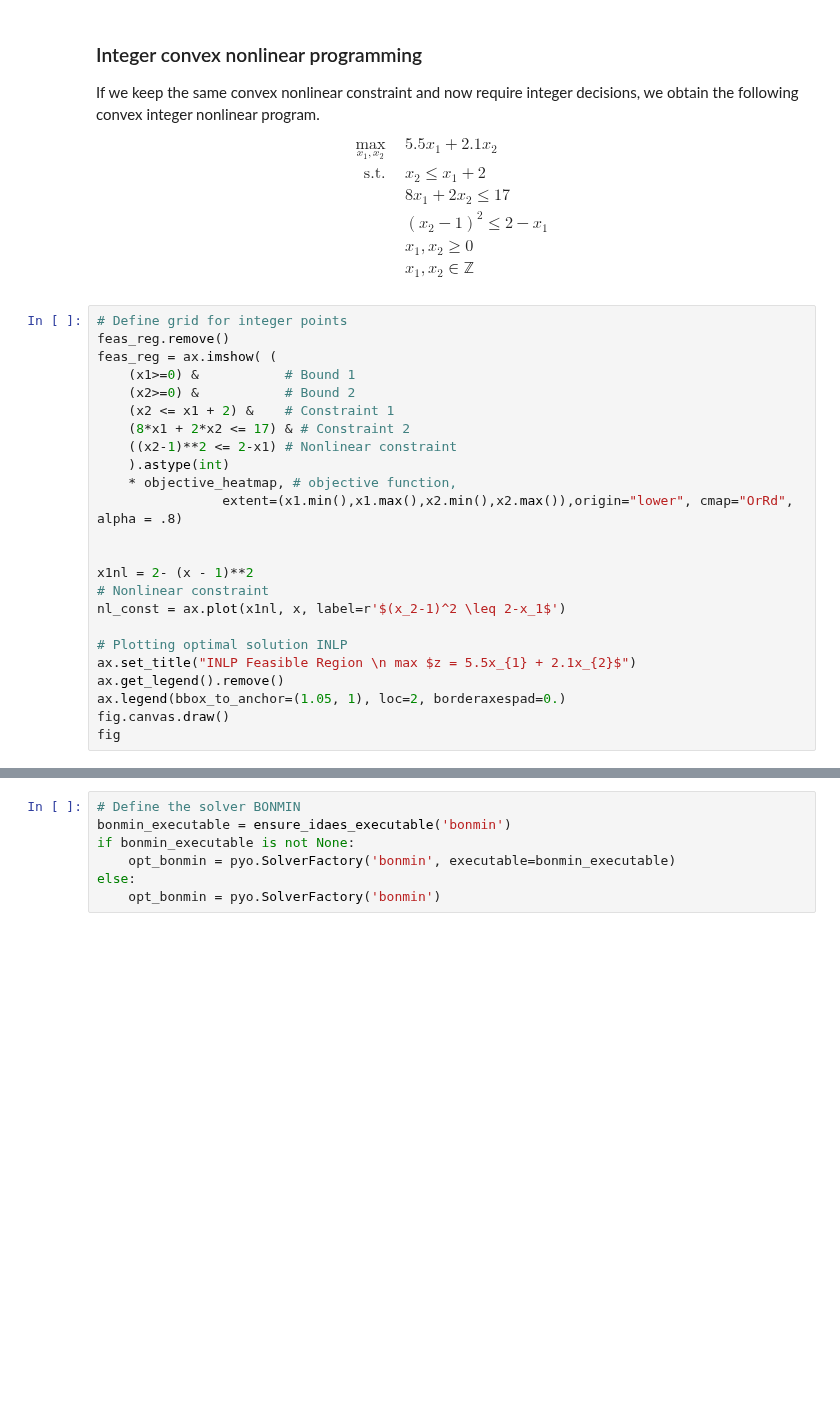
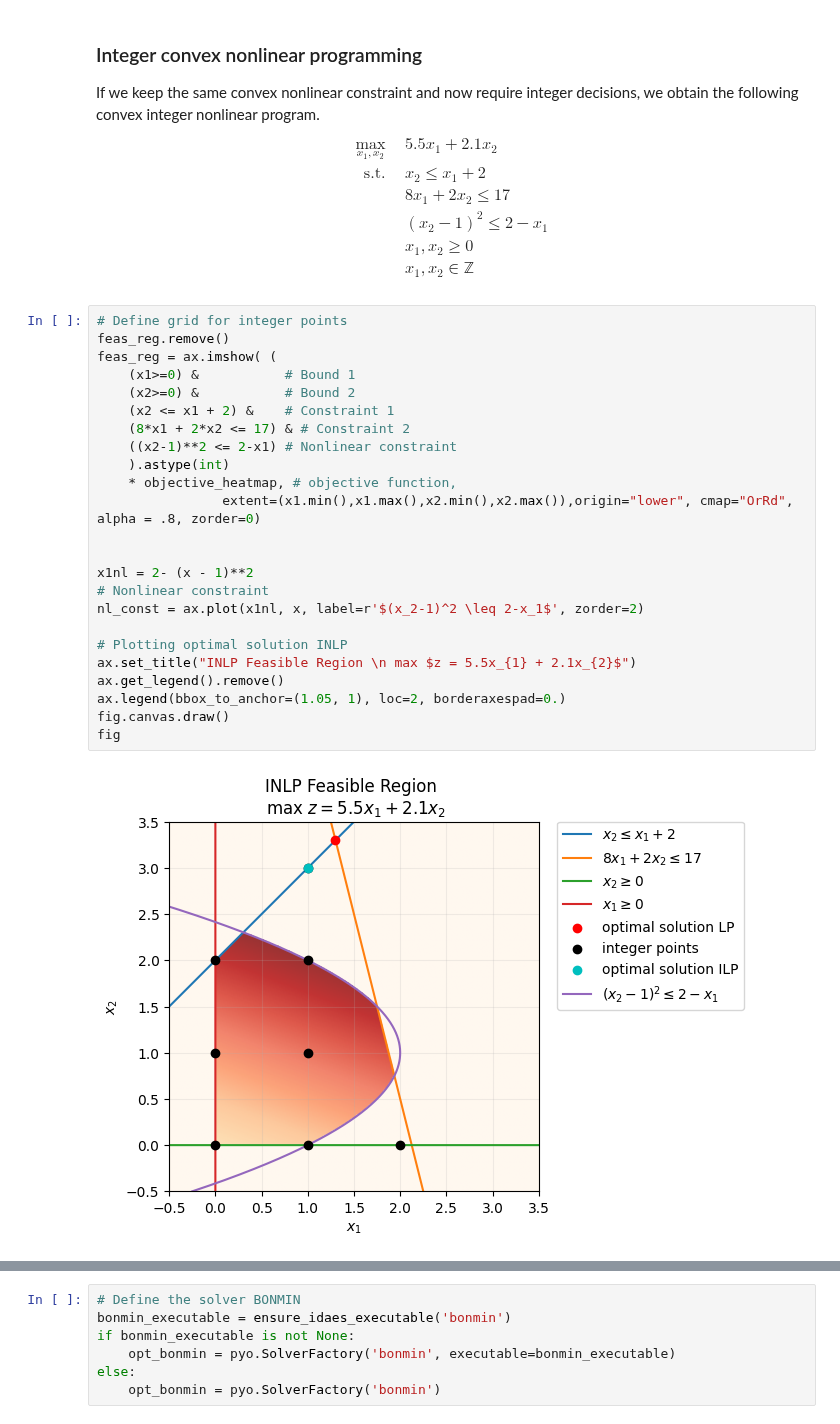
Before and after one commit to SECQUOIA/QuIP, a Jupyter notebook: notebooks_py/1-MathProg_python.ipynb, the cells around one changed output, grey strips where cells are left out. Cells and saved outputs as stored; diff of their text form; blank space fills up the shorter version.

```diff
--- a/notebooks_py/1-MathProg_python.ipynb
+++ b/notebooks_py/1-MathProg_python.ipynb
@@ -391,27 +558,29 @@ $$
 # %%
 # Define grid for integer points
 feas_reg.remove()
 feas_reg = ax.imshow( (
     (x1>=0) &           # Bound 1
     (x2>=0) &           # Bound 2
     (x2 <= x1 + 2) &    # Constraint 1
     (8*x1 + 2*x2 <= 17) & # Constraint 2
     ((x2-1)**2 <= 2-x1) # Nonlinear constraint
     ).astype(int)
     * objective_heatmap, # objective function,
-                extent=(x1.min(),x1.max(),x2.min(),x2.max()),origin="lower", cmap="OrRd", alpha = .8)
+                extent=(x1.min(),x1.max(),x2.min(),x2.max()),origin="lower", cmap="OrRd", alpha = .8, zorder=0)
 
 
 x1nl = 2- (x - 1)**2
 # Nonlinear constraint
-nl_const = ax.plot(x1nl, x, label=r'$(x_2-1)^2 \leq 2-x_1$')
+nl_const = ax.plot(x1nl, x, label=r'$(x_2-1)^2 \leq 2-x_1$', zorder=2)
 
 # Plotting optimal solution INLP
 ax.set_title("INLP Feasible Region \n max $z = 5.5x_{1} + 2.1x_{2}$")
 ax.get_legend().remove()
 ax.legend(bbox_to_anchor=(1.05, 1), loc=2, borderaxespad=0.)
 fig.canvas.draw()
 fig
+# %% [output]
+[figure, added]
 # %%
 # Define the integer model
 model_cinlp = pyo.ConcreteModel(name='Simple example convex INLP, 47-779 QuIP')
```
Also changed, not shown: parts of 24 cells of this notebook.
